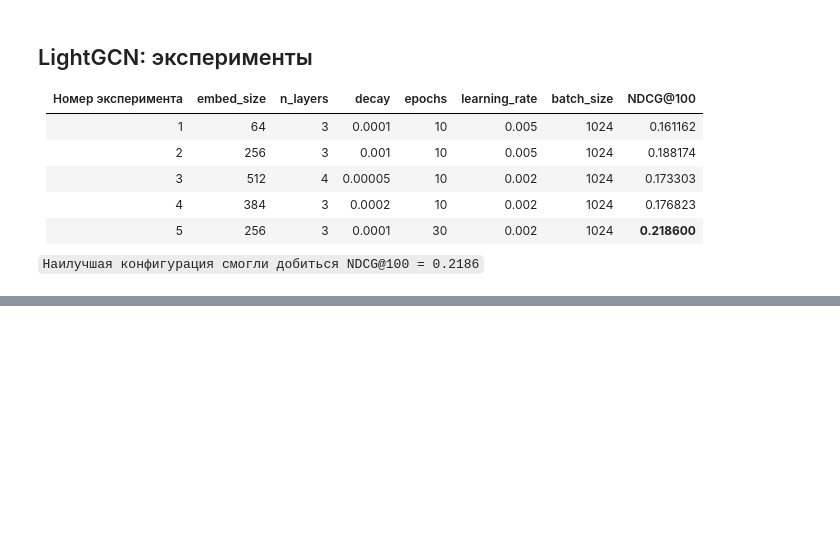
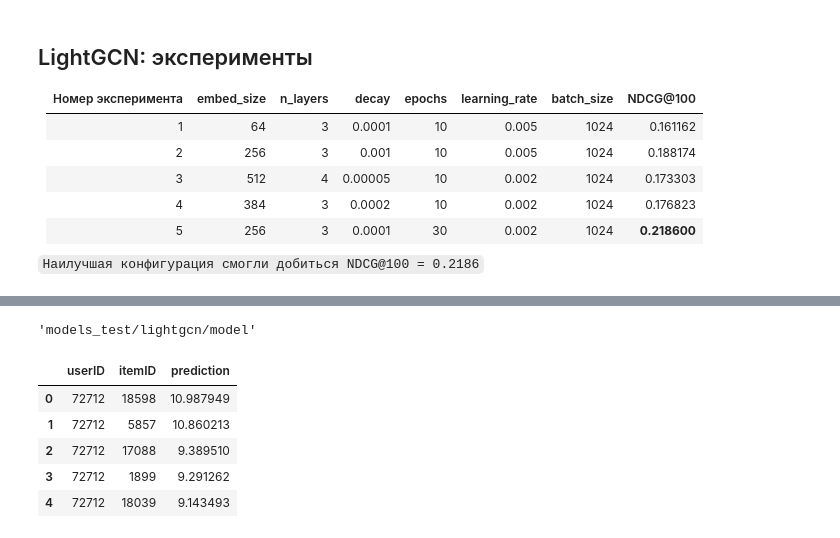
Before and after one commit to Lak1n26/hse-masters-thesis-2026, a Jupyter notebook: notebooks/lightgcn.ipynb, the cells around one changed output, grey strips where cells are left out. Drawn from its saved outputs; the diff is of its cells as text; code cells hidden in the pictures; blank space fills up the shorter version.

Commit message:
update notebooks (test inference)

```diff
--- a/notebooks/lightgcn.ipynb
+++ b/notebooks/lightgcn.ipynb
@@ -301,0 +331,10 @@ At k=10:
+# %%
+train_val_df = pd.concat([train_df, val_df])
+train_val_df.rename(columns={'user_id': 'userID', 'item_id': 'itemID'}, inplace=True)
+test_df.rename(columns={'user_id': 'userID', 'item_id': 'itemID'}, inplace=True)
+train_val_df['rating'] = 1.0
+test_df['rating'] = 1.0
+# %%
+data = ImplicitCF(train=train_val_df, test=test_df, seed=SEED)
+# %%
+model = LightGCN(hparams, data, seed=SEED)
@@ -301,0 +346,5 @@ At k=10:
+# %%
+with Timer() as train_time:
+    model.fit()
+
+print("Took {} seconds for training.".format(train_time.interval))
@@ -301,0 +369,15 @@ At k=10:
+# %%
+checkpoint_path = "models_test/lightgcn/model"
+model.saver.save(model.sess, checkpoint_path)
+# %% [output]
+'models_test/lightgcn/model'
+# %%
+topk_scores = model.recommend_k_items(train_val_df, top_k=TOP_K, remove_seen=False)
+topk_scores.head()
+# %% [output]
+|  | userID | itemID | prediction |
+| 0 | 72712 | 18598 | 10.987949 |
+| 1 | 72712 | 5857 | 10.860213 |
+| 2 | 72712 | 17088 | 9.389510 |
+| 3 | 72712 | 1899 | 9.291262 |
+| 4 | 72712 | 18039 | 9.143493 |
```
Also changed, not shown: parts of 15 cells of this notebook, 6 other files.
